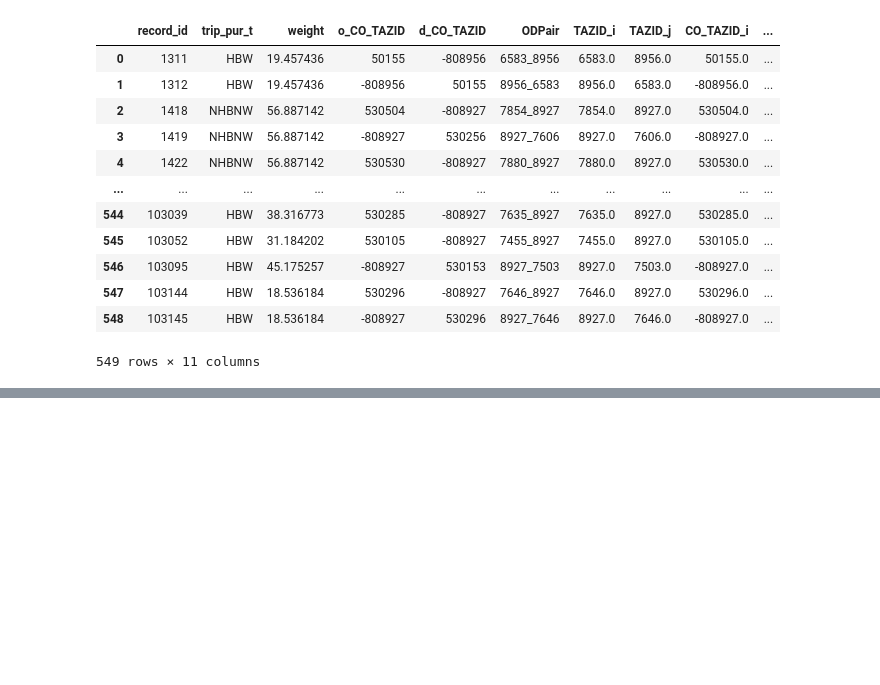
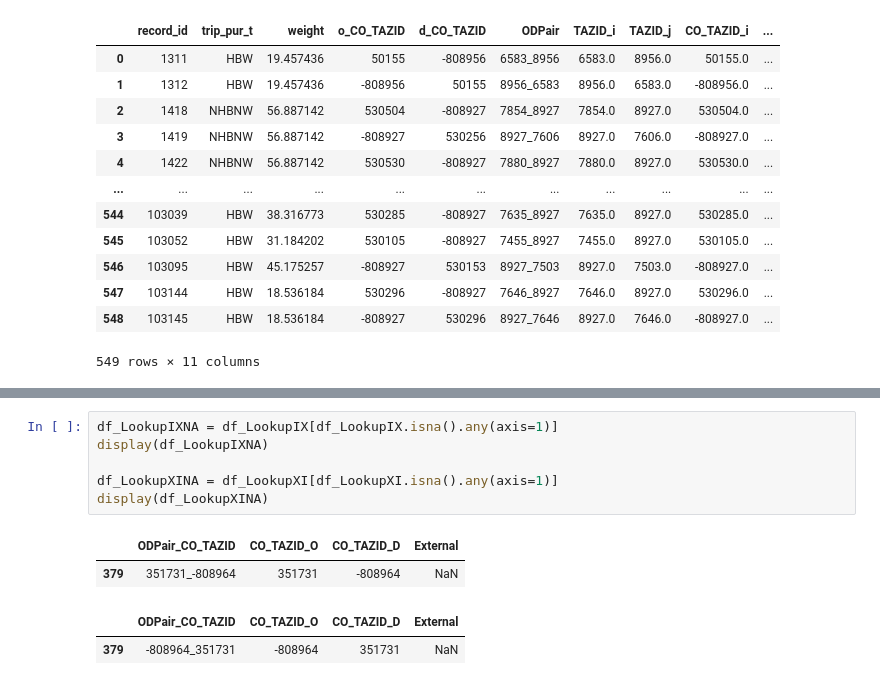
Before and after one commit to WFRCAnalytics/TDM-Externals-Using-National, a Jupyter notebook: 4_Prepare-LookupTable-for-HHS.ipynb, the cells around one changed output, grey strips where cells are left out. Drawn from its saved outputs; the diff is of its cells as text; blank space fills up the shorter version.

```diff
--- a/4_Prepare-LookupTable-for-HHS.ipynb
+++ b/4_Prepare-LookupTable-for-HHS.ipynb
@@ -208,2 +232,13 @@ df_LookupNA
+# %%
+df_LookupIXNA = df_LookupIX[df_LookupIX.isna().any(axis=1)]
+display(df_LookupIXNA)
+
+df_LookupXINA = df_LookupXI[df_LookupXI.isna().any(axis=1)]
+display(df_LookupXINA)
+# %% [output]
+|  | ODPair_CO_TAZID | CO_TAZID_O | CO_TAZID_D | External |
+| 379 | 351731_-808964 | 351731 | -808964 | NaN |
+|  | ODPair_CO_TAZID | CO_TAZID_O | CO_TAZID_D | External |
+| 379 | -808964_351731 | -808964 | 351731 | NaN |
 # %%
 #manually set for record with quickest ix-xi path crosses state boundary multiple times. First external was selected
```
Also changed, not shown: parts of 7 cells of this notebook, 1 other file.
